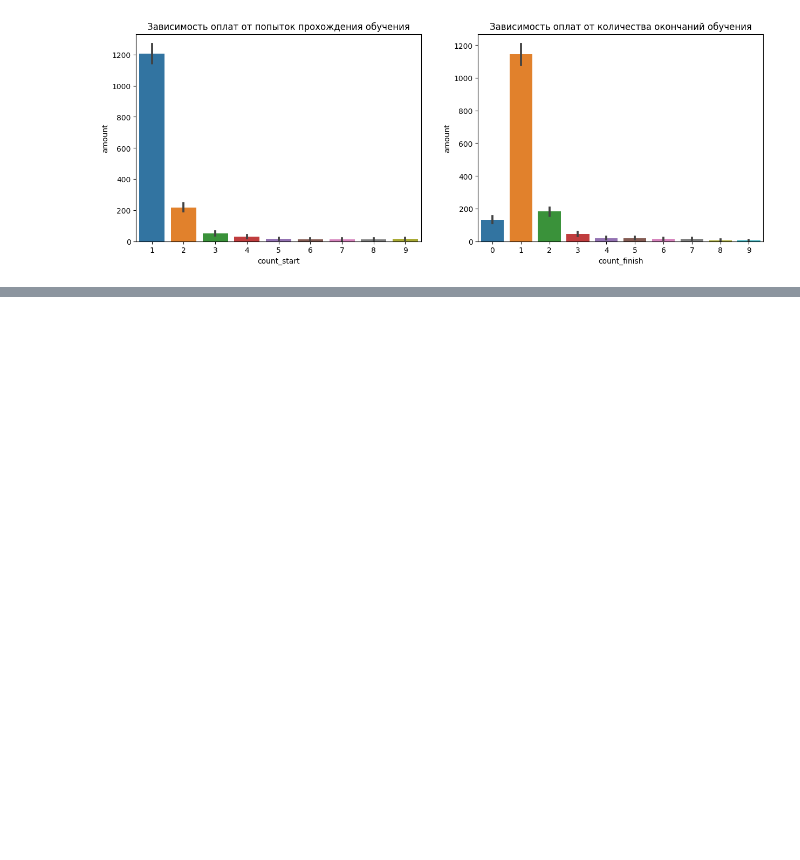
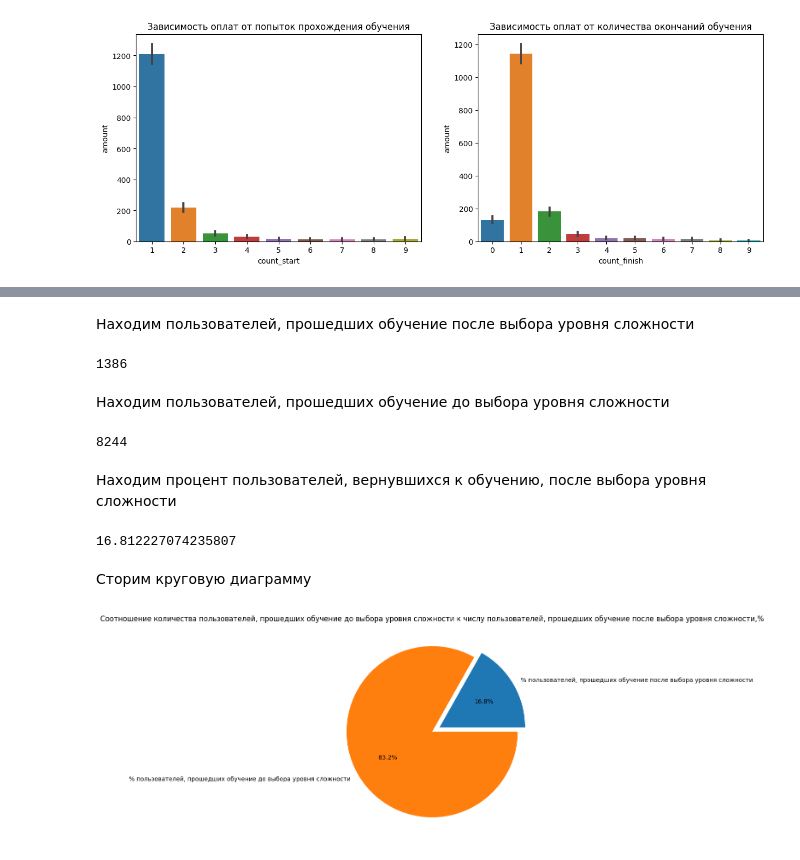
Before and after one commit to Evgenija123456/skillfactory1, a Jupyter notebook: PROJECT_3_Parkhomenko_E_A.ipynb, the cells around one changed output, grey strips where cells are left out. Saved outputs shown, nothing was run; the diff lists cells and outputs as text; code cells hidden in the pictures; blank space fills up the shorter version.

```diff
--- a/PROJECT_3_Parkhomenko_E_A.ipynb
+++ b/PROJECT_3_Parkhomenko_E_A.ipynb
@@ -392,0 +380,4 @@ pivot_df = pivot_df.reset_index()
+# %%
+tutorial_start_level_choise_df['time_delta'] = tutorial_start_level_choise_df['tutorial_start_time'] - tutorial_start_level_choise_df['level_choice_start_time']
+
+tutorial_start_level_choise_df
@@ -392,0 +398,38 @@ pivot_df = pivot_df.reset_index()
+# %% [markdown]
+Находим пользователей, прошедших обучение после выбора уровня сложности
+# %%
+users_tutorial_after_level_choice = tutorial_start_level_choise_df[tutorial_start_level_choise_df['time_delta']>'1 seconds']['user_id'].nunique()
+users_tutorial_after_level_choice
+# %% [output]
+1386
+# %% [markdown]
+Находим пользователей, прошедших обучение до выбора уровня сложности
+# %%
+users_tutorial_before_level_choice = tutorial_start_level_choise_df[ tutorial_start_level_choise_df\
+    ['time_delta']<pd.Timedelta(0)]['user_id'].nunique()
+users_tutorial_before_level_choice
+# %% [output]
+8244
+# %% [markdown]
+Находим процент пользователей, вернувшихся к обучению, после выбора уровня сложности
+# %%
+persent_users_after_level = users_tutorial_after_level_choice/users_tutorial_before_level_choice*100
+persent_users_after_level
+# %% [output]
+16.812227074235807
+# %% [markdown]
+Сторим круговую диаграмму
+# %%
+a = [persent_users_after_level,100-persent_users_after_level]
+labels = ['% пользователей, прошедших обучение после выбора уровня сложности', '% пользователей, прошедших обучение до выбора уровня сложности']
+fig = plt.figure(figsize=(5,5))
+axes = fig.add_axes([0,0,1,1])
+axes.pie(
+        a,
+        labels = labels,
+        autopct='%1.1f%%',
+        explode=[0.1,0])
+axes.set_title("Соотношение количества пользователей, прошедших обучение до выбора уровня сложности к числу пользователей, прошедших обучение после выбора уровня сложности,%")
+plt.show()
+# %% [output]
+[figure, added]
```
Also changed, not shown: parts of 42 cells of this notebook.
